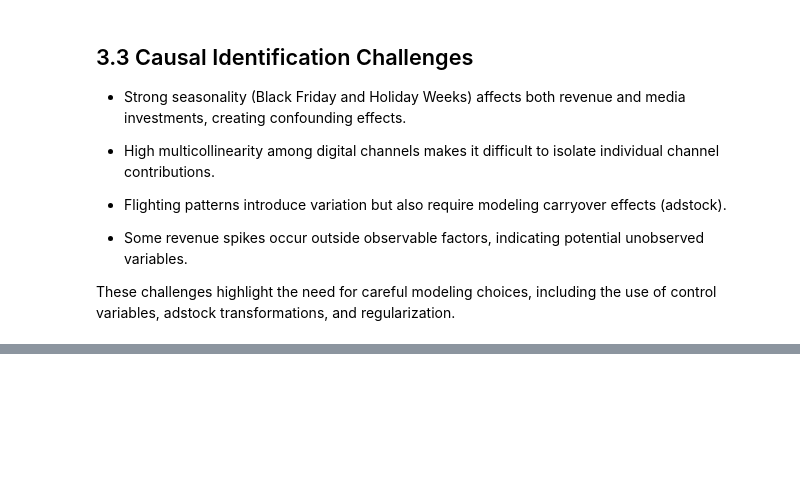
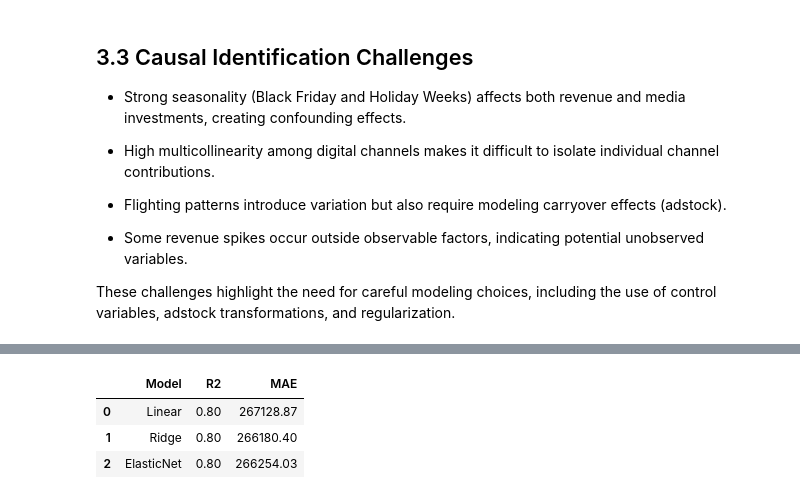
Before and after one commit to TiagoTBarreto/MMM_VAREJO_360, a Jupyter notebook: Case_Tecnico_Uncover_MMM.ipynb, the cells around one changed output, grey strips where cells are left out. Cells and saved outputs as stored; diff of their text form; code cells hidden in the pictures; blank space fills up the shorter version.

```diff
--- a/Case_Tecnico_Uncover_MMM.ipynb
+++ b/Case_Tecnico_Uncover_MMM.ipynb
@@ -560,0 +782,85 @@ These challenges highlight the need for careful modeling choices, including the
+# %%
+from sklearn.linear_model import LinearRegression, Ridge, ElasticNet
+from sklearn.preprocessing import StandardScaler
+from sklearn.pipeline import Pipeline
+from sklearn.metrics import r2_score, mean_absolute_error
+import pandas as pd
+import numpy as np
+
+# =========================
+# Features
+# =========================
+
+media_features = [f"{col}_hill" for col in media_cols]
+
+control_features = [
+    "competitor_promo_index",
+    "economic_confidence_index",
+    "is_black_friday",
+    "holiday_week"
+]
+
+X = df_mmm[media_features + control_features]
+y = df_mmm["revenue_brl"]
+
+# =========================
+# Models
+# =========================
+
+models = {
+    "Linear": Pipeline([
+        ("scaler", StandardScaler()),
+        ("model", LinearRegression(
+            positive=True
+        ))
+    ]),
+
+    "Ridge": Pipeline([
+        ("scaler", StandardScaler()),
+        ("model", Ridge(
+            alpha=10,
+            positive=True
+        ))
+    ]),
+
+    "ElasticNet": Pipeline([
+        ("scaler", StandardScaler()),
+        ("model", ElasticNet(
+            alpha=0.1,
+            l1_ratio=0.5,
+            positive=True,
+            max_iter=10000
+        ))
+    ])
+}
+
+# =========================
+# Train + Predict
+# =========================
+
+results = []
+
+predictions = {}
+
+for name, model in models.items():
+
+    model.fit(X, y)
+
+    pred = model.predict(X)
+
+    predictions[name] = pred
+
+    results.append({
+        "Model": name,
+        "R2": r2_score(y, pred),
+        "MAE": mean_absolute_error(y, pred)
+    })
+
+results = pd.DataFrame(results)
+
+results
+# %% [output]
+|  | Model | R2 | MAE |
+| 0 | Linear | 0.80 | 267128.87 |
+| 1 | Ridge | 0.80 | 266180.40 |
+| 2 | ElasticNet | 0.80 | 266254.03 |
```
Also changed, not shown: parts of 12 cells of this notebook.
